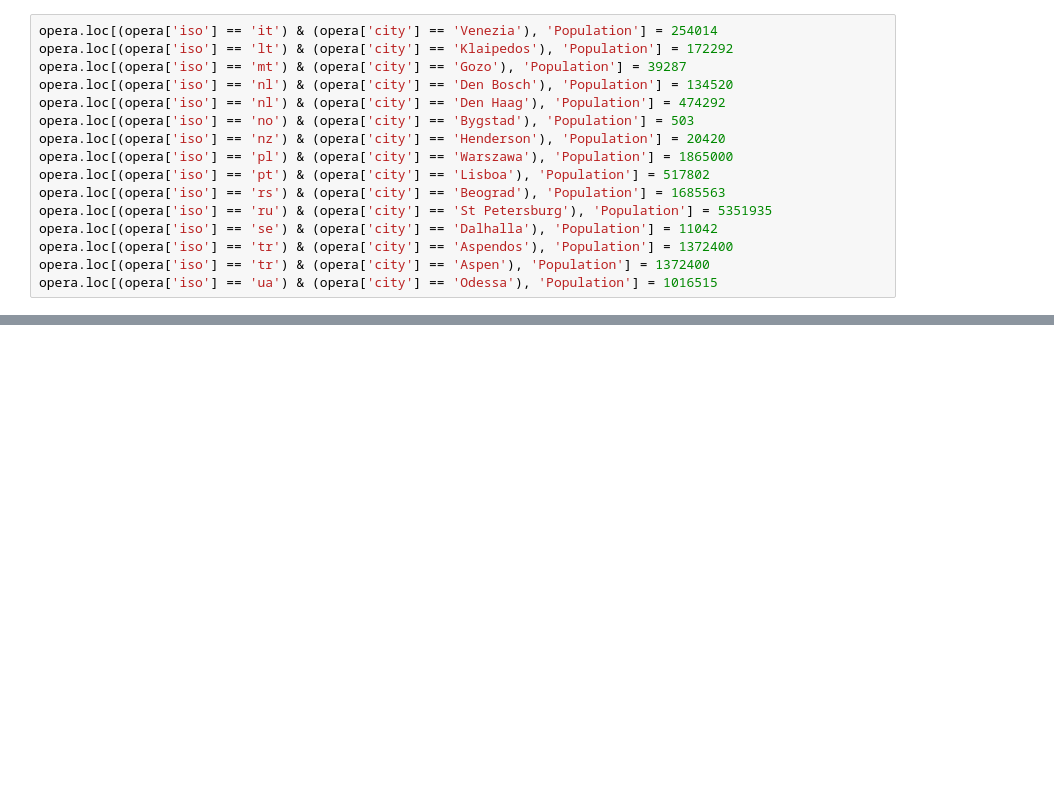
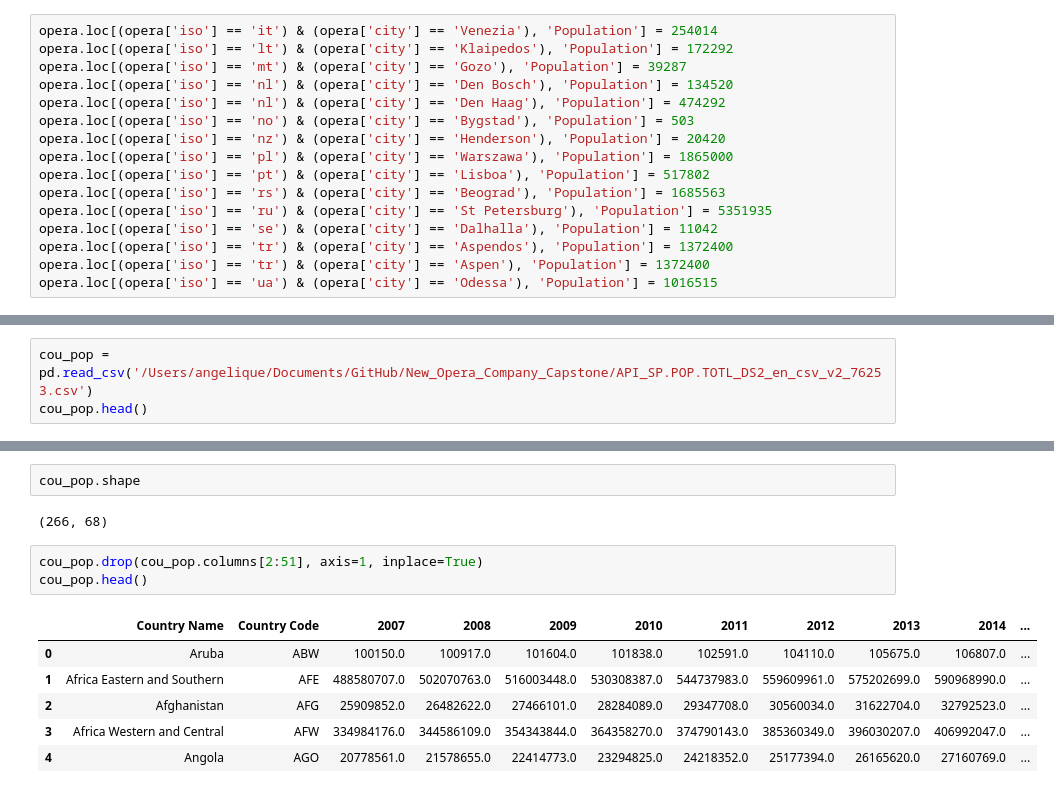
Before and after one commit to AngeliqueAlex/New_Opera_Company_Capstone, a Jupyter notebook: 02_Data_Wrangling_New_Opera_Business.ipynb, the cells around one changed output, grey strips where cells are left out. Cells and saved outputs as stored; diff of their text form; blank space fills up the shorter version.

```diff
--- a/02_Data_Wrangling_New_Opera_Business.ipynb
+++ b/02_Data_Wrangling_New_Opera_Business.ipynb
@@ -673,0 +896,3 @@ popnew.loc[popnew['iso'] == 'gb', 'iso'] = 'uk'
+# %%
+cou_pop = pd.read_csv('/Users/angelique/Documents/GitHub/New_Opera_Company_Capstone/API_SP.POP.TOTL_DS2_en_csv_v2_76253.csv')
+cou_pop.head()
@@ -673,0 +907,14 @@ popnew.loc[popnew['iso'] == 'gb', 'iso'] = 'uk'
+# %%
+cou_pop.shape
+# %% [output]
+(266, 68)
+# %%
+cou_pop.drop(cou_pop.columns[2:51], axis=1, inplace=True)
+cou_pop.head()
+# %% [output]
+|  | Country Name | Country Code | 2007 | 2008 | 2009 | 2010 | 2011 | 2012 | 2013 | 2014 | ... |
+| 0 | Aruba | ABW | 100150.0 | 100917.0 | 101604.0 | 101838.0 | 102591.0 | 104110.0 | 105675.0 | 106807.0 | ... |
+| 1 | Africa Eastern and Southern | AFE | 488580707.0 | 502070763.0 | 516003448.0 | 530308387.0 | 544737983.0 | 559609961.0 | 575202699.0 | 590968990.0 | ... |
+| 2 | Afghanistan | AFG | 25909852.0 | 26482622.0 | 27466101.0 | 28284089.0 | 29347708.0 | 30560034.0 | 31622704.0 | 32792523.0 | ... |
+| 3 | Africa Western and Central | AFW | 334984176.0 | 344586109.0 | 354343844.0 | 364358270.0 | 374790143.0 | 385360349.0 | 396030207.0 | 406992047.0 | ... |
+| 4 | Angola | AGO | 20778561.0 | 21578655.0 | 22414773.0 | 23294825.0 | 24218352.0 | 25177394.0 | 26165620.0 | 27160769.0 | ... |
```
Also changed, not shown: parts of 30 cells of this notebook, 3 other files.
